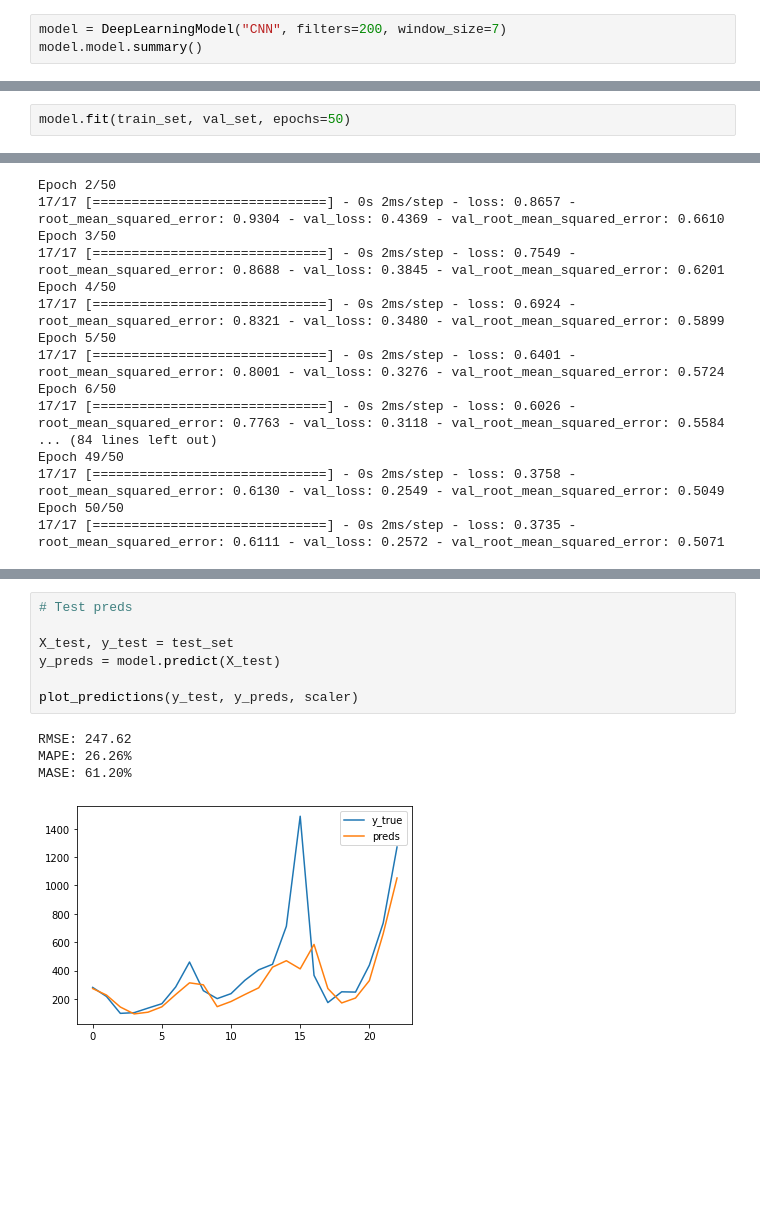
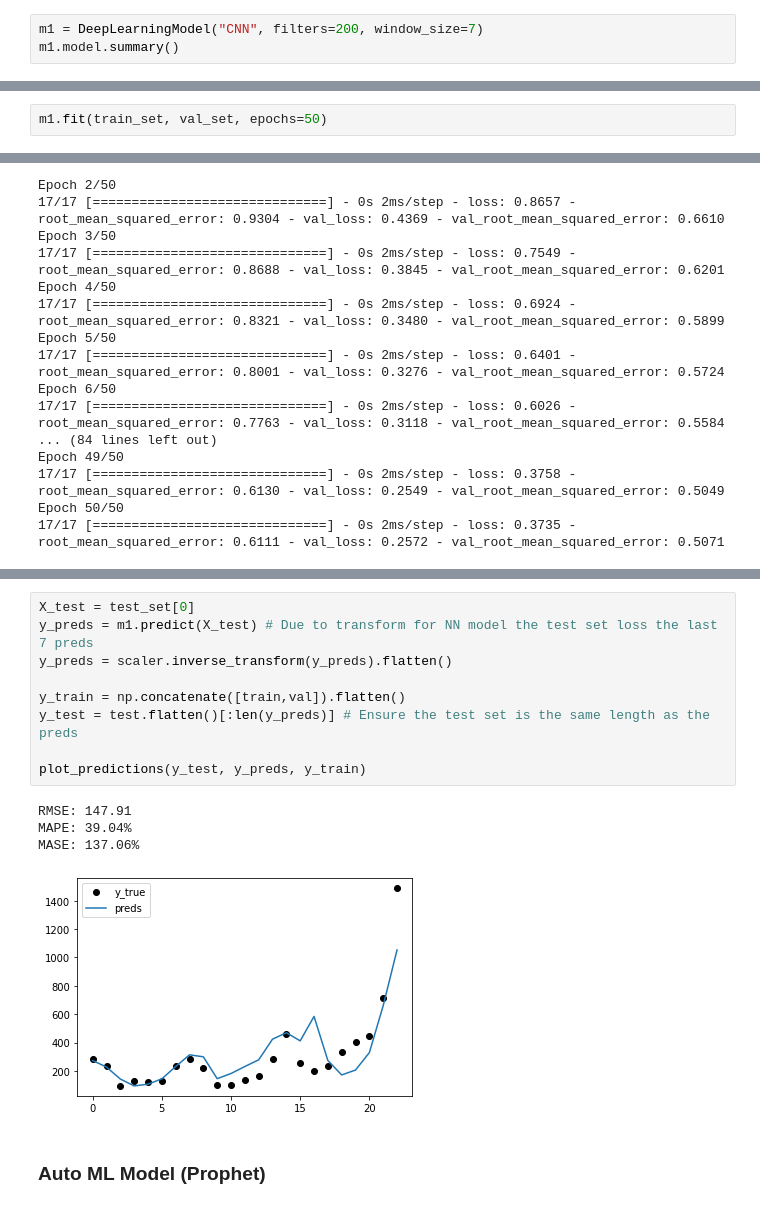
Before and after one commit to paolorossig/black-andes-test, a Jupyter notebook: problem02.ipynb, the cells around one changed output, grey strips where cells are left out. Cells and saved outputs as stored; diff of their text form; blank space fills up the shorter version.

```diff
--- a/problem02.ipynb
+++ b/problem02.ipynb
@@ -40,8 +48,8 @@ train, val, test = time_series_split(df, n_val=60, n_test=30)
 data_scaled, scaler = scale_data([train, val, test], scaler_type="standard")
 train_set, val_set, test_set = time_series_to_X_y(data_scaled, window_size=7)
 # %%
-model = DeepLearningModel("CNN", filters=200, window_size=7)
-model.model.summary()
+m1 = DeepLearningModel("CNN", filters=200, window_size=7)
+m1.model.summary()
 # %% [output]
 Model: "sequential"
 _________________________________________________________________
@@ -64,6 +72,6 @@ _________________________________________________________________
 To enable them in other operations, rebuild TensorFlow with the appropriate compiler flags.
 # %%
-model.fit(train_set, val_set, epochs=50)
+m1.fit(train_set, val_set, epochs=50)
 # %% [output]
 Epoch 1/50
 17/17 [==============================] - 0s 8ms/step - loss: 1.0220 - root_mean_squared_error: 1.0109 - val_loss: 0.5162 - val_root_mean_squared_error: 0.7185
@@ -117,12 +97,16 @@ MASE: 82.36%
-# %%
-# Test preds
-
-X_test, y_test = test_set
-y_preds = model.predict(X_test)
-
-plot_predictions(y_test, y_preds, scaler)
-# %% [output]
-RMSE: 247.62
-MAPE: 26.26%
-MASE: 61.20%
-[figure, removed]
+# %%
+X_test = test_set[0]
+y_preds = m1.predict(X_test) # Due to transform for NN model the test set loss the last 7 preds
+y_preds = scaler.inverse_transform(y_preds).flatten()
+
+y_train = np.concatenate([train,val]).flatten()
+y_test = test.flatten()[:len(y_preds)] # Ensure the test set is the same length as the preds
+
+plot_predictions(y_test, y_preds, y_train)
+# %% [output]
+RMSE: 147.91
+MAPE: 39.04%
+MASE: 137.06%
+[figure, added]
+# %% [markdown]
+### Auto ML Model (Prophet)
```
Also changed, not shown: parts of 15 cells of this notebook, 2 other files.
